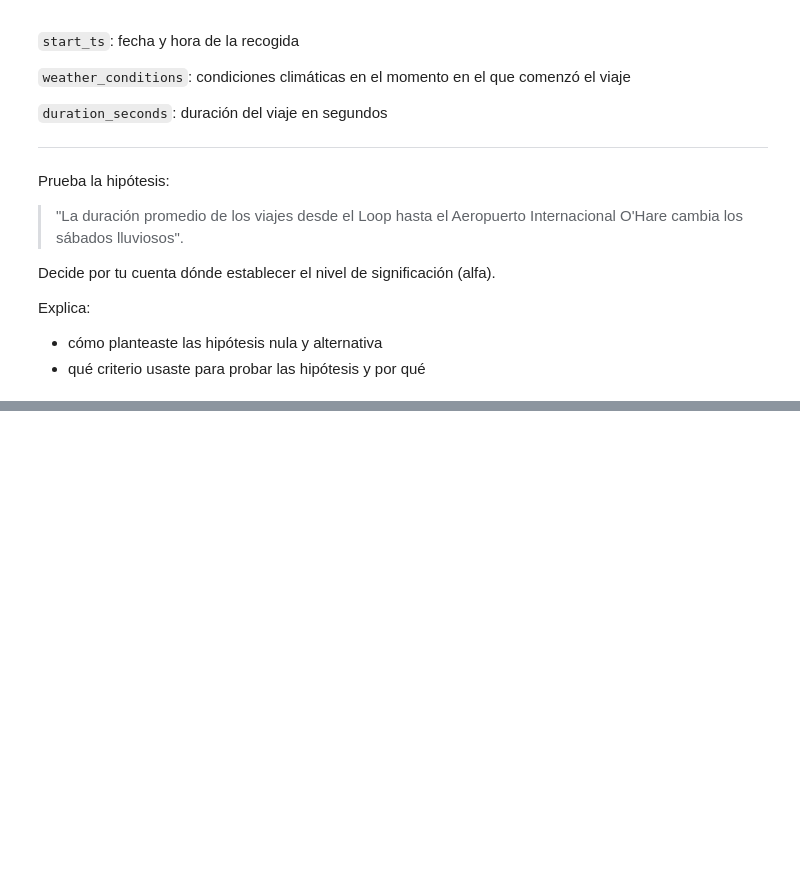
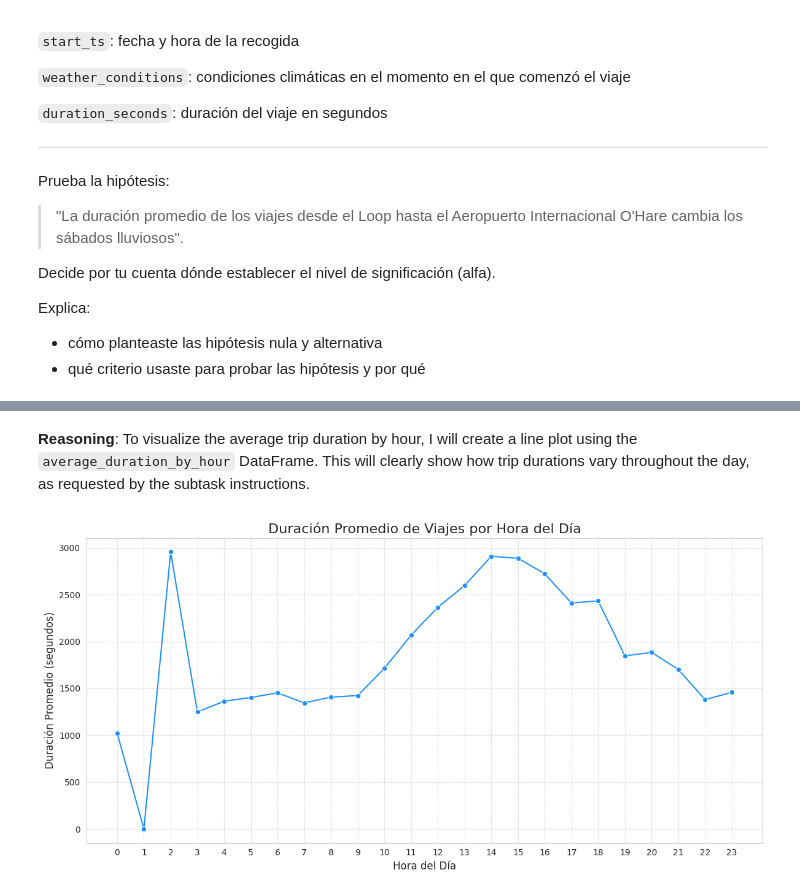
Before and after one commit to Davichobacter/data_science_tt, a Jupyter notebook: Sprint_8/notebook.ipynb, the cells around one changed output, grey strips where cells are left out. Drawn from its saved outputs; the diff is of its cells as text; code cells hidden in the pictures; blank space fills up the shorter version.

```diff
--- a/Sprint_8/notebook.ipynb
+++ b/Sprint_8/notebook.ipynb
@@ -288,0 +561,4 @@ sql_result_07 = 'https://raw.githubusercontent.com/Davichobacter/data_science_tt
+# %%
+df_trips_loop_ohare['hour_of_day'] = df_trips_loop_ohare['start_ts'].dt.hour
+print("Primeras 5 filas de df_trips_loop_ohare con la nueva columna 'hour_of_day':")
+print(df_trips_loop_ohare.head())
@@ -288,0 +588,4 @@ sql_result_07 = 'https://raw.githubusercontent.com/Davichobacter/data_science_tt
+# %%
+average_duration_by_hour = df_trips_loop_ohare.groupby('hour_of_day')['duration_seconds'].mean().reset_index()
+print("Duración promedio de viajes por hora del día:\n")
+print(average_duration_by_hour.head())
@@ -288,0 +606,16 @@ sql_result_07 = 'https://raw.githubusercontent.com/Davichobacter/data_science_tt
+# %% [markdown]
+**Reasoning**:
+To visualize the average trip duration by hour, I will create a line plot using the `average_duration_by_hour` DataFrame. This will clearly show how trip durations vary throughout the day, as requested by the subtask instructions.
+# %%
+plt.figure(figsize=(12, 6))
+sns.lineplot(x='hour_of_day', y='duration_seconds', data=average_duration_by_hour, marker='o', color='dodgerblue')
+plt.title('Duración Promedio de Viajes por Hora del Día', fontsize=16)
+plt.xlabel('Hora del Día', fontsize=12)
+plt.ylabel('Duración Promedio (segundos)', fontsize=12)
+plt.xticks(average_duration_by_hour['hour_of_day'], fontsize=10) # Ensure all hours are displayed
+plt.yticks(fontsize=10)
+plt.grid(True, linestyle='--', alpha=0.7)
+plt.tight_layout()
+plt.show()
+# %% [output]
+[figure, added]
```
Also changed, not shown: parts of 33 cells of this notebook.
